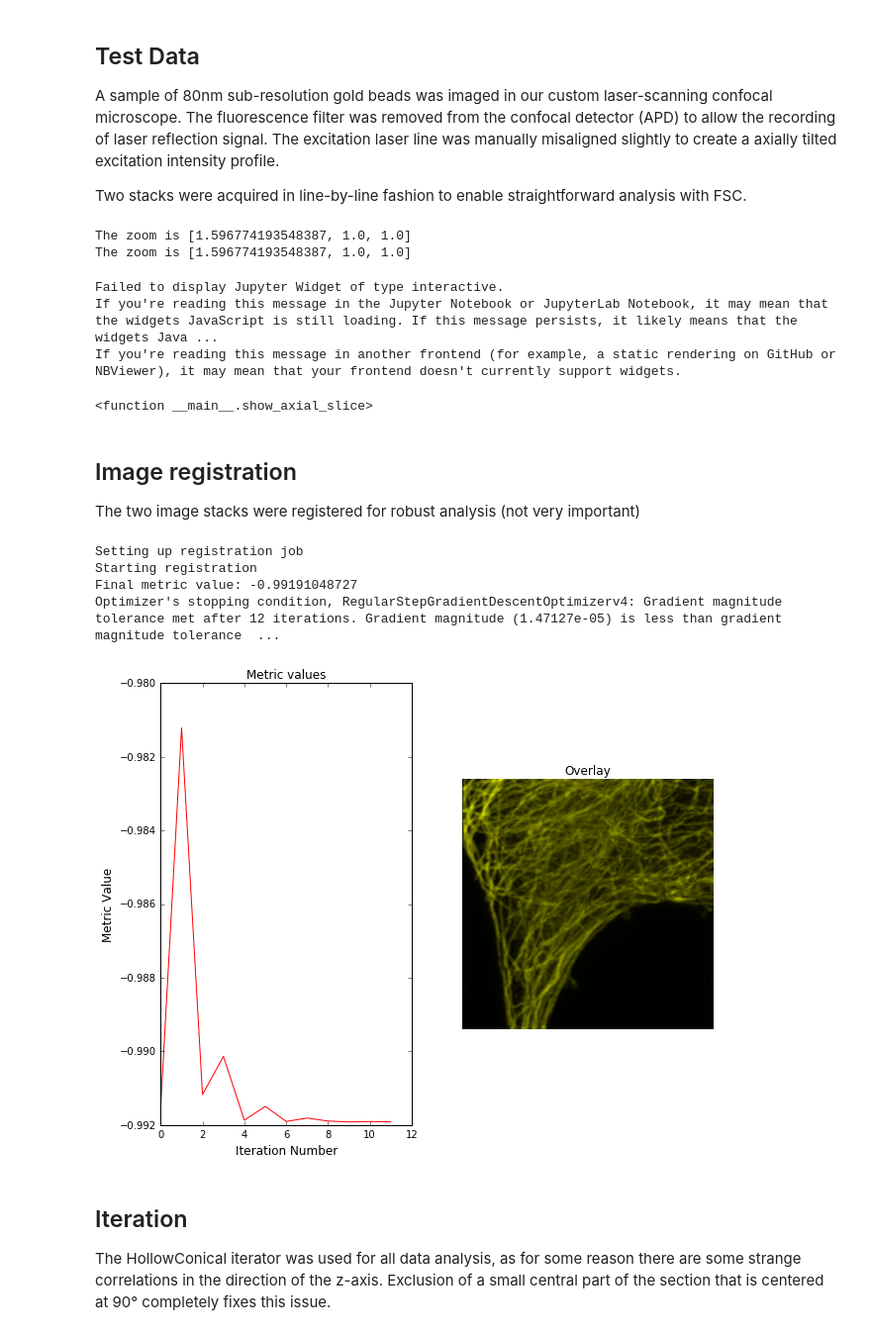
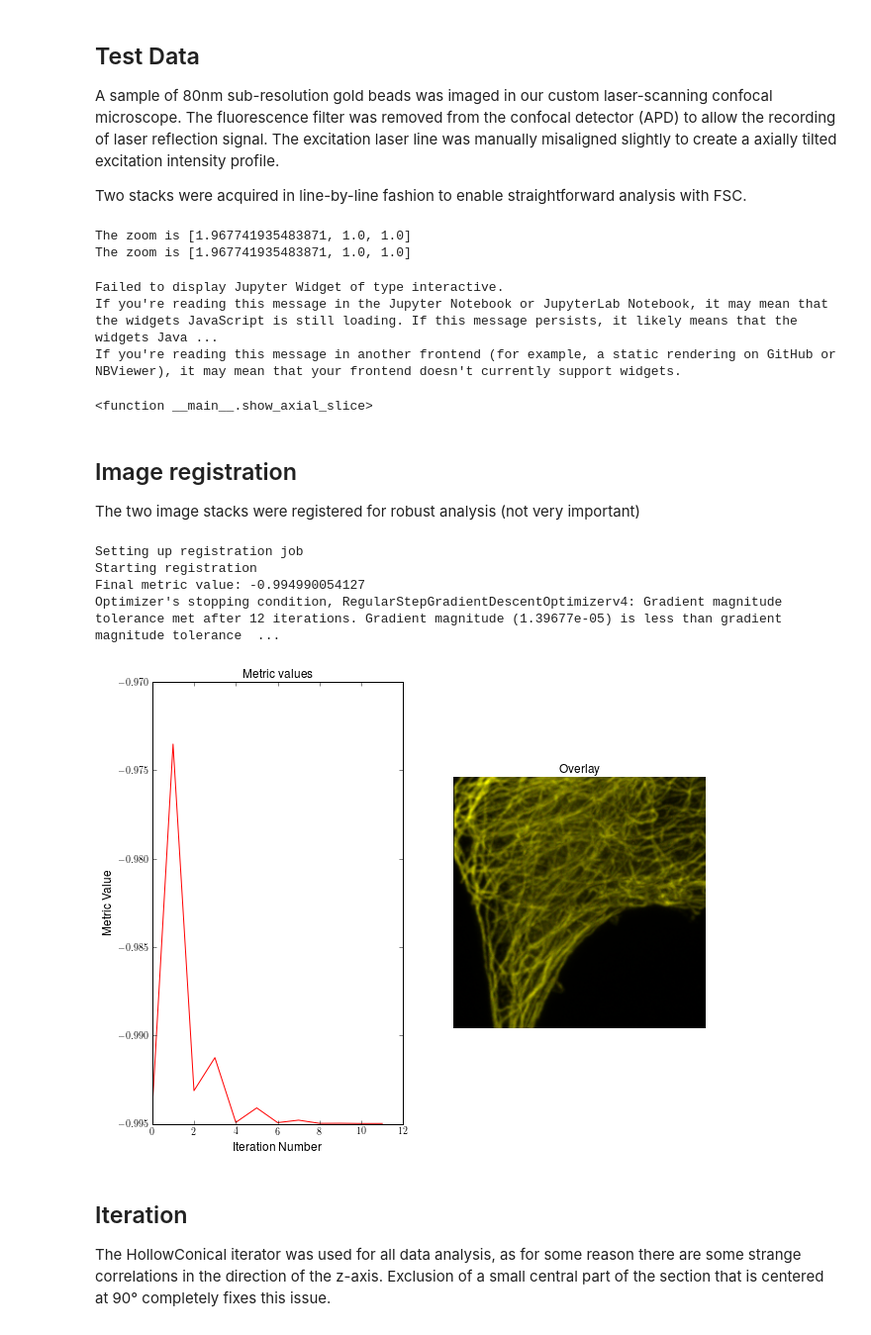
Before and after one commit to sakoho81/miplib, a Jupyter notebook: notebooks/2018-05-20 Gold Beads-Tilted Excitation-Copy1.ipynb, the cells around one changed output. Shown at 99% size. Drawn from its saved outputs; the diff is of its cells as text; code cells hidden in the pictures.

```diff
--- a/notebooks/2018-05-20 Gold Beads-Tilted Excitation-Copy1.ipynb
+++ b/notebooks/2018-05-20 Gold Beads-Tilted Excitation-Copy1.ipynb
@@ -29,13 +31,13 @@ Two stacks were acquired in line-by-line fashion to enable straightforward analy
 # %%
 # Image
 data_dir = "/Users/sami/OneDrive - Fondazione Istituto Italiano Tecnologia/Microscopy/2018_04_FSC_measures_confocal"
-image_name = "2018_04_19_HeLa_Tubulin_Oversampled.tiff"
+image_name = "2018_04_19_HeLa_Tubulin_Normal_Sampling.tif"
 
 # Get script options
-args_list = [data_dir, '--bin-delta=10', '--frc-curve-fit-degree=4',
-            '--resolution-threshold-criterion=fixed', '--resolution-threshold-value=0.6',
-            '--angle-delta=15', '--enable-hollow-iterator', '--extract-angle-delta=1',
-             '--resolution-point-sigma=0.001']
+args_list = [data_dir, '--bin-delta=15', '--frc-curve-fit-degree=3',
+            '--resolution-threshold-criterion=fixed', '--resolution-threshold-value=0.5',
+            '--angle-delta=10', '--enable-hollow-iterator', '--extract-angle-delta=1',
+             '--resolution-point-sigma=0.001', '--debug', '--use-splines']
 args = options.get_frc_script_options(args_list)
 
 # Get image
@@ -43,24 +45,16 @@ image1 = read.get_image(os.path.join(data_dir, image_name), channel=0)
 image2 = read.get_image(os.path.join(data_dir, image_name), channel=1)
 
 # Pre-process
-image1 = imops.zoom_to_isotropic_spacing(image1, order=3)
-image2 = imops.zoom_to_isotropic_spacing(image2, order=3)
+image1 = imops.zoom_to_isotropic_spacing(image1, order=1)
+image2 = imops.zoom_to_isotropic_spacing(image2, order=1)
 
 image1 = imops.zero_pad_to_cube(image1)
 image2 = imops.zero_pad_to_cube(image2)
 
-
-
-
-
-
-#image1 = Image(np.transpose(image1, (0,2,1)), image1.spacing)
-#image2 = Image(np.transpose(image2, (0,2,1)), image2.spacing)
-
 interact(show_axial_slice, image1=fixed(image1), image2=fixed(image2), slice=(0, image1.shape[0]-1))
 # %% [output]
-The zoom is [1.596774193548387, 1.0, 1.0]
-The zoom is [1.596774193548387, 1.0, 1.0]
+The zoom is [1.967741935483871, 1.0, 1.0]
+The zoom is [1.967741935483871, 1.0, 1.0]
 Failed to display Jupyter Widget of type interactive.
 If you're reading this message in the Jupyter Notebook or JupyterLab Notebook, it may mean that the widgets JavaScript is still loading. If this message persists, it likely means that the widgets Java ...
 If you're reading this message in another frontend (for example, a static rendering on GitHub or NBViewer), it may mean that your frontend doesn't currently support widgets.
@@ -72,30 +66,29 @@ The two image stacks were registered for robust analysis (not very important)
 # %%
 import SimpleITK as sitk
 
 import supertomo.ui.supertomo_options as supertomo_options
 from supertomo.processing.registration import registration
 from supertomo.processing import itk
 
 fixed_image = itk.convert_to_itk_image(image1)
 moving_image = itk.convert_to_itk_image(image2)
 
 
 args_list_2 = ("--sampling-percentage=.01 --reg-relax-factor=.6 --learning-rate=1 --min-step=0.0005 "
         "--reg-max-iterations=300 --reg-method=correlation "
         "--reg-enable-observers").split()
 
 registration_options = supertomo_options.get_debug_script_options(args_list_2)
 
 transform = registration.itk_registration_rigid_3d(fixed_image, moving_image, registration_options)
 
-image1 = itk.convert_from_itk_image(fixed_image)
 image2 = itk.convert_from_itk_image(itk.resample_image(moving_image, transform))
 # %% [output]
 Setting up registration job
 Starting registration
-Final metric value: -0.99191048727
-Optimizer's stopping condition, RegularStepGradientDescentOptimizerv4: Gradient magnitude tolerance met after 12 iterations. Gradient magnitude (1.47127e-05) is less than gradient magnitude tolerance  ...
+Final metric value: -0.994990054127
+Optimizer's stopping condition, RegularStepGradientDescentOptimizerv4: Gradient magnitude tolerance met after 12 iterations. Gradient magnitude (1.39677e-05) is less than gradient magnitude tolerance  ...
-[figure, old version]
+[figure, new version]
 # %% [markdown]
 ## Iteration
 
```
Also changed, not shown: parts of 8 cells of this notebook, 8 other files.
